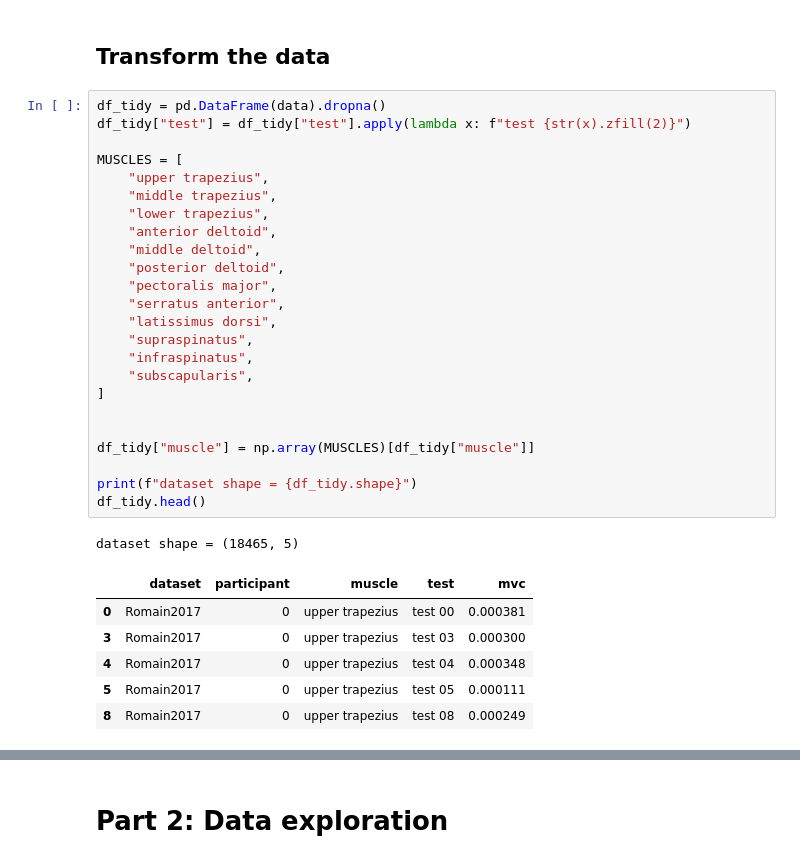
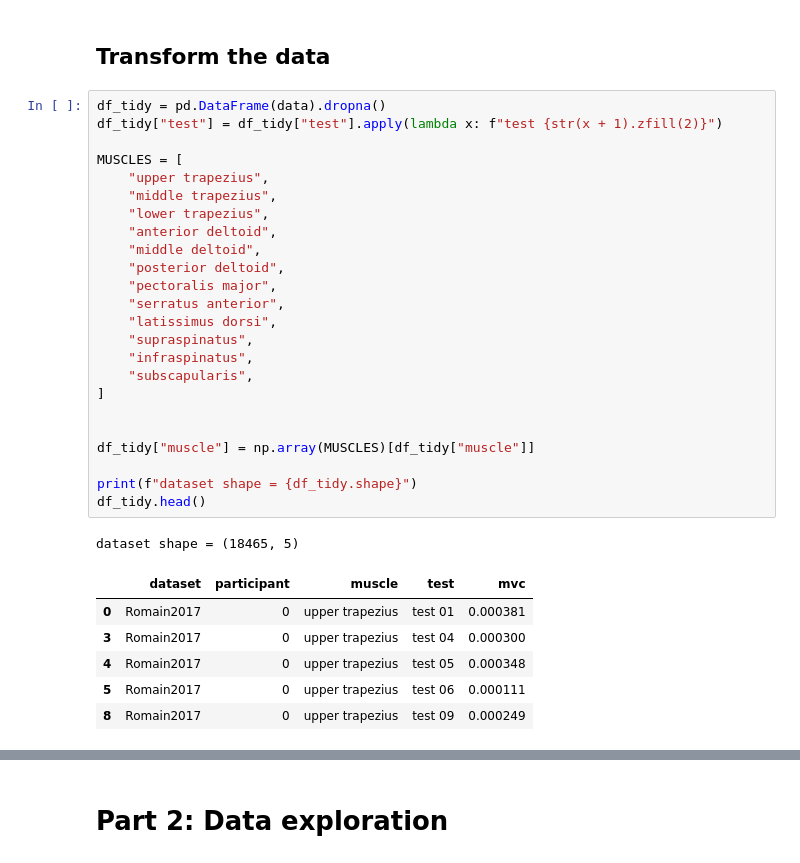
Before and after one commit to romainmartinez/mvc, a Jupyter notebook: mvc.ipynb, the cells around one changed output, grey strips where cells are left out. Saved outputs shown, nothing was run; the diff lists cells and outputs as text.

```diff
--- a/mvc.ipynb
+++ b/mvc.ipynb
@@ -70,36 +70,36 @@ project Landry2013: 21 participants
 ## Transform the data
 # %%
 df_tidy = pd.DataFrame(data).dropna()
-df_tidy["test"] = df_tidy["test"].apply(lambda x: f"test {str(x).zfill(2)}")
+df_tidy["test"] = df_tidy["test"].apply(lambda x: f"test {str(x + 1).zfill(2)}")
 
 MUSCLES = [
     "upper trapezius",
     "middle trapezius",
     "lower trapezius",
     "anterior deltoid",
     "middle deltoid",
     "posterior deltoid",
     "pectoralis major",
     "serratus anterior",
     "latissimus dorsi",
     "supraspinatus",
     "infraspinatus",
     "subscapularis",
 ]
 
 
 df_tidy["muscle"] = np.array(MUSCLES)[df_tidy["muscle"]]
 
 print(f"dataset shape = {df_tidy.shape}")
 df_tidy.head()
 # %% [output]
 dataset shape = (18465, 5)
 |  | dataset | participant | muscle | test | mvc |
-| 0 | Romain2017 | 0 | upper trapezius | test 00 | 0.000381 |
-| 3 | Romain2017 | 0 | upper trapezius | test 03 | 0.000300 |
-| 4 | Romain2017 | 0 | upper trapezius | test 04 | 0.000348 |
-| 5 | Romain2017 | 0 | upper trapezius | test 05 | 0.000111 |
-| 8 | Romain2017 | 0 | upper trapezius | test 08 | 0.000249 |
+| 0 | Romain2017 | 0 | upper trapezius | test 01 | 0.000381 |
+| 3 | Romain2017 | 0 | upper trapezius | test 04 | 0.000300 |
+| 4 | Romain2017 | 0 | upper trapezius | test 05 | 0.000348 |
+| 5 | Romain2017 | 0 | upper trapezius | test 06 | 0.000111 |
+| 8 | Romain2017 | 0 | upper trapezius | test 09 | 0.000249 |
 # %%
 df_wide = df_tidy.pivot_table(
     index=["dataset", "participant", "muscle"],
```
Also changed, not shown: parts of 23 cells of this notebook.
